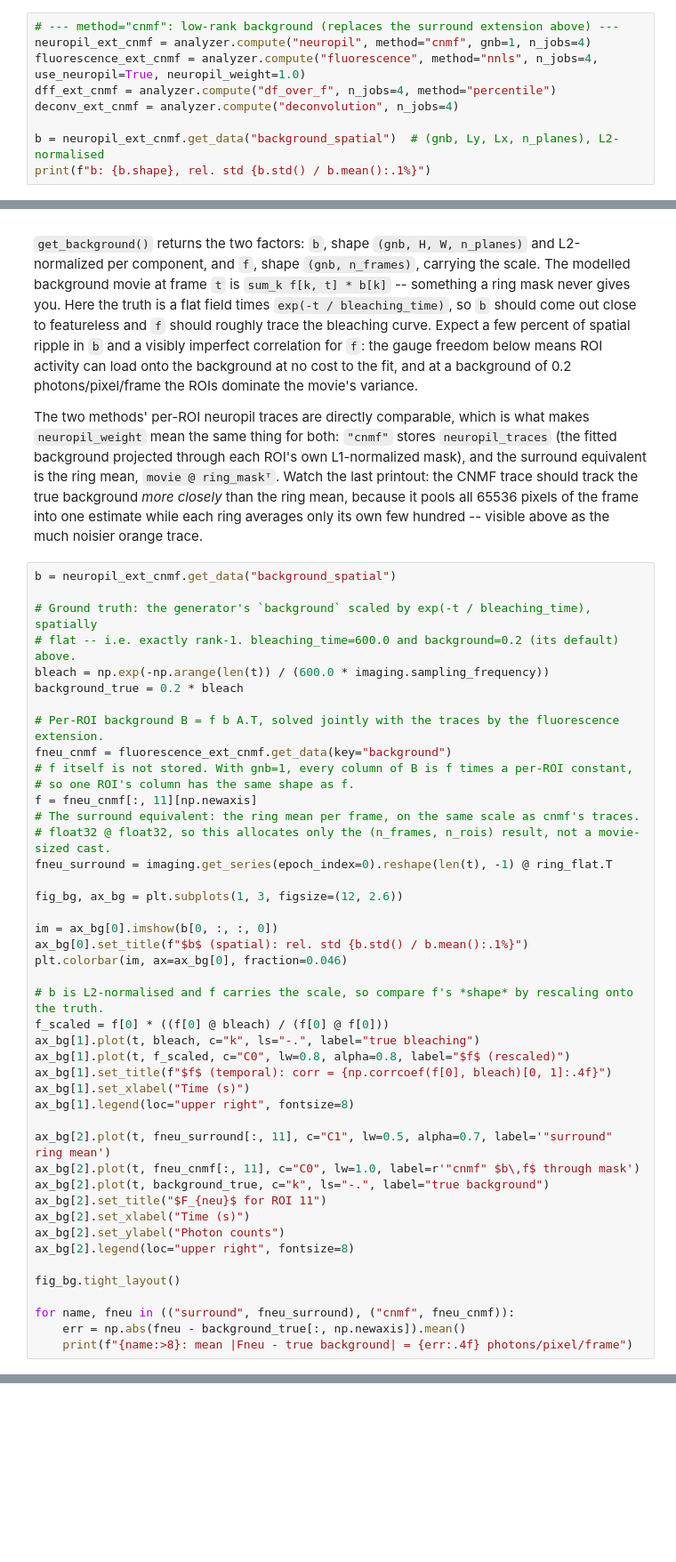
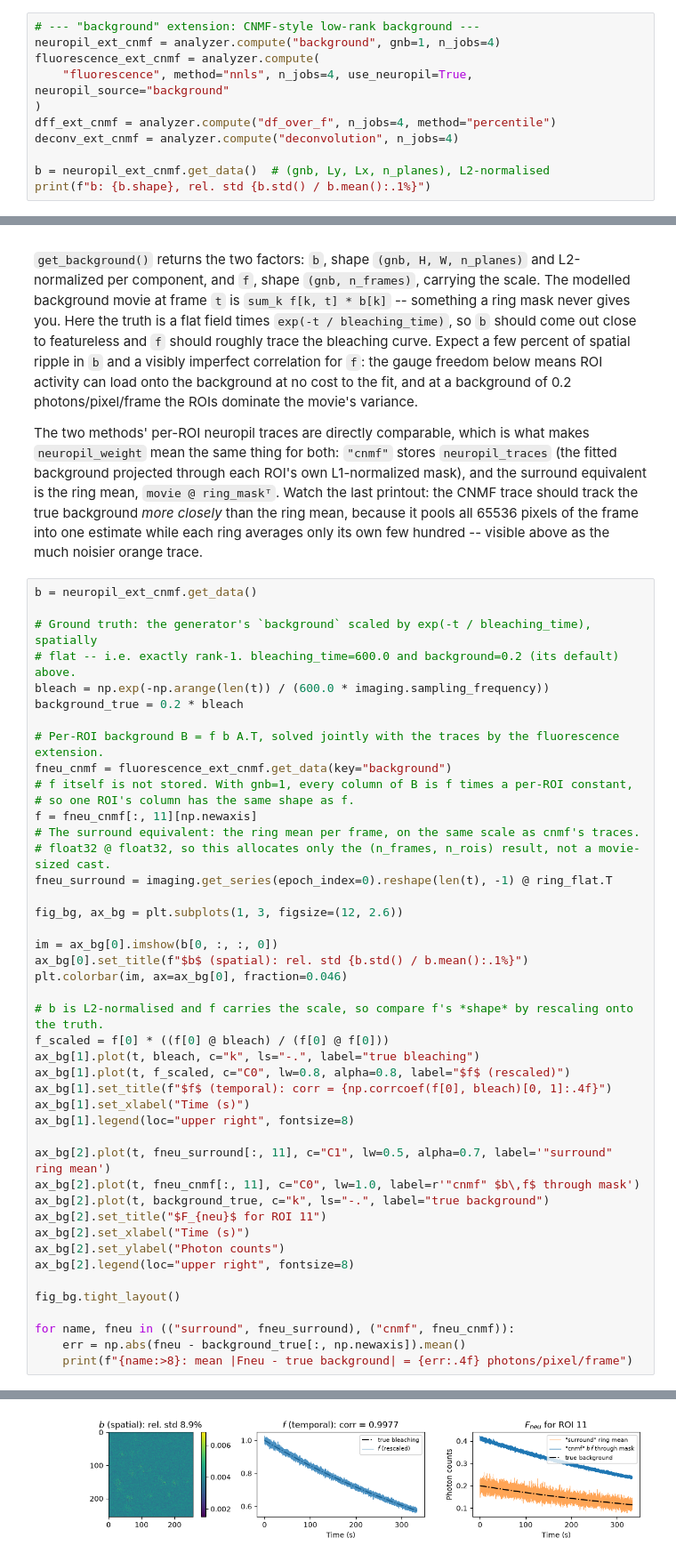
Before and after one commit to photon-mosaic/photon-mosaic, a Jupyter notebook: examples/play_with_analyzer.ipynb, the cells around one changed output, grey strips where cells are left out. Shown at 89% size. Drawn from its saved outputs; the diff is of its cells as text; blank space fills up the shorter version.

Commit message:
feat: update example to run background cnmf

```diff
--- a/examples/play_with_analyzer.ipynb
+++ b/examples/play_with_analyzer.ipynb
@@ -275,11 +319,13 @@ fit deterministic. Bump it to 2-3 for spatially structured background. Note that
 `highpass_sigma` is **in pixels**: the default of 20 suits these 5-15 px-radius ROIs, but
 rescale it if your pixel size differs much.
 # %%
-# --- method="cnmf": low-rank background (replaces the surround extension above) ---
-neuropil_ext_cnmf = analyzer.compute("neuropil", method="cnmf", gnb=1, n_jobs=4)
-fluorescence_ext_cnmf = analyzer.compute("fluorescence", method="nnls", n_jobs=4, use_neuropil=True, neuropil_weight=1.0)
+# --- "background" extension: CNMF-style low-rank background ---
+neuropil_ext_cnmf = analyzer.compute("background", gnb=1, n_jobs=4)
+fluorescence_ext_cnmf = analyzer.compute(
+    "fluorescence", method="nnls", n_jobs=4, use_neuropil=True, neuropil_source="background"
+)
 dff_ext_cnmf = analyzer.compute("df_over_f", n_jobs=4, method="percentile")
 deconv_ext_cnmf = analyzer.compute("deconvolution", n_jobs=4)
 
-b = neuropil_ext_cnmf.get_data("background_spatial")  # (gnb, Ly, Lx, n_planes), L2-normalised
+b = neuropil_ext_cnmf.get_data()  # (gnb, Ly, Lx, n_planes), L2-normalised
 print(f"b: {b.shape}, rel. std {b.std() / b.mean():.1%}")
@@ -303,7 +351,7 @@ should track the true background *more closely* than the ring mean, because it p
 65536 pixels of the frame into one estimate while each ring averages only its own few
 hundred -- visible above as the much noisier orange trace.
 # %%
-b = neuropil_ext_cnmf.get_data("background_spatial")
+b = neuropil_ext_cnmf.get_data()
 
 # Ground truth: the generator's `background` scaled by exp(-t / bleaching_time), spatially
 # flat -- i.e. exactly rank-1. bleaching_time=600.0 and background=0.2 (its default) above.
@@ -346,3 +394,4 @@ fig_bg.tight_layout()
 for name, fneu in (("surround", fneu_surround), ("cnmf", fneu_cnmf)):
     err = np.abs(fneu - background_true[:, np.newaxis]).mean()
     print(f"{name:>8}: mean |Fneu - true background| = {err:.4f} photons/pixel/frame")
+# %% [output]
@@ -349,3 +400,4 @@ for name, fneu in (("surround", fneu_surround), ("cnmf", fneu_cnmf)):
+[figure, added]
 # %% [markdown]
 #### Three-way comparison
 
```
Also changed, not shown: parts of 17 cells of this notebook.
